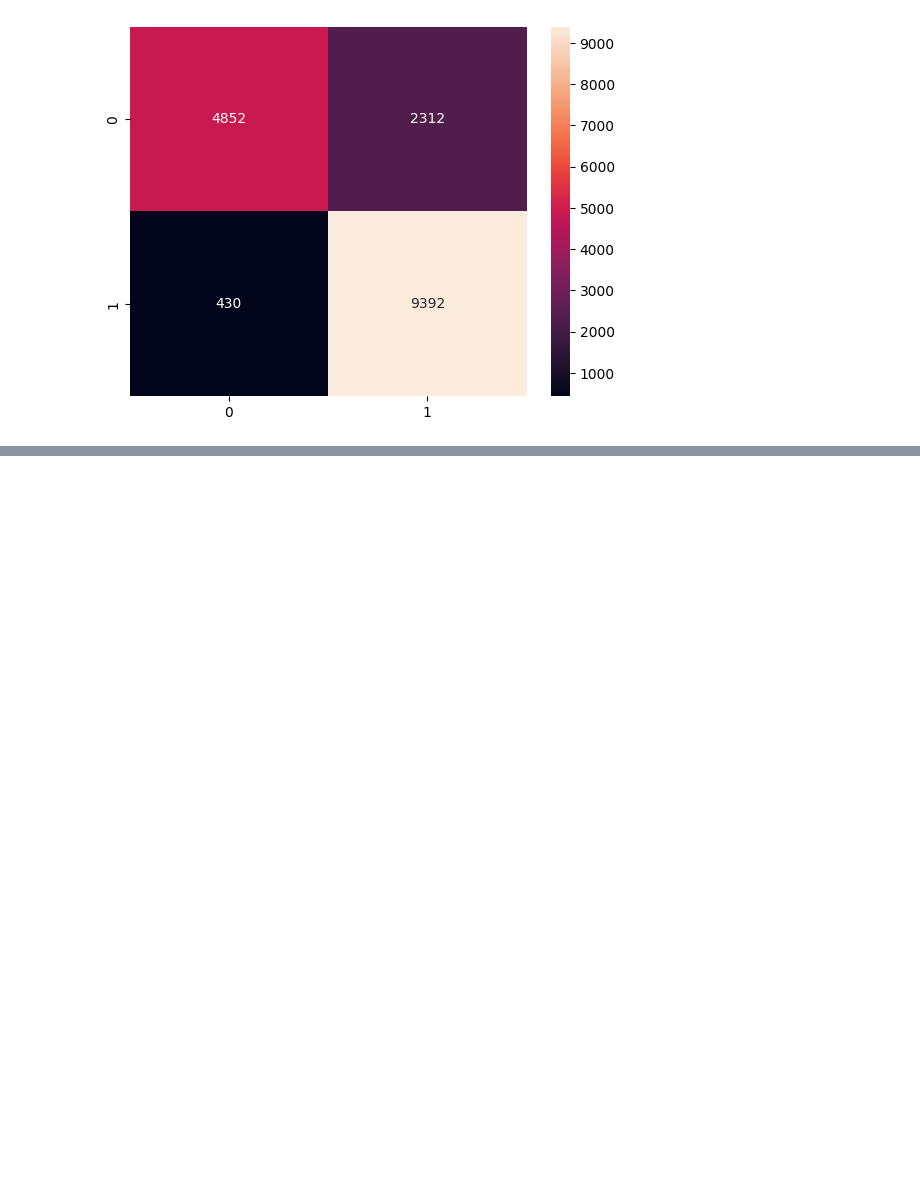
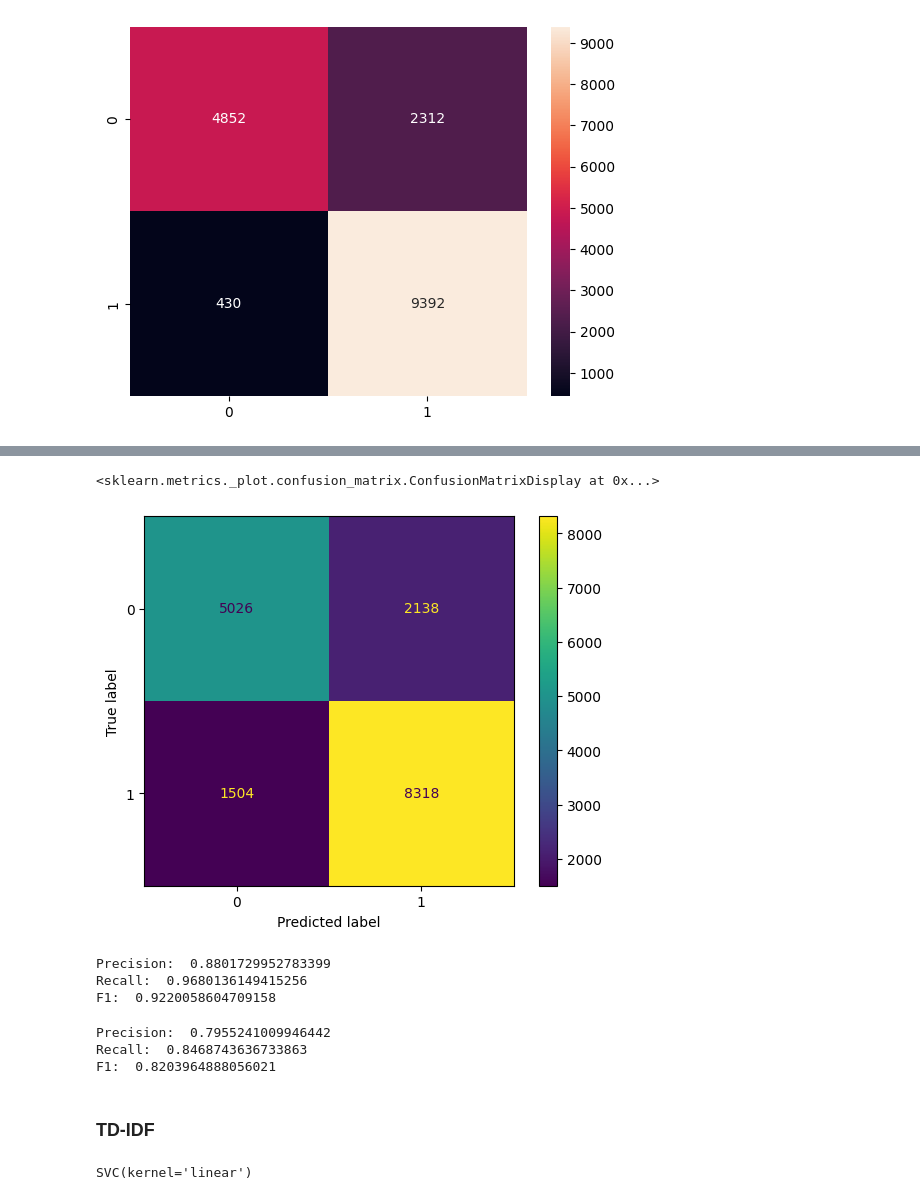
Before and after one commit to InteligenciaNegocios-G14/Proyecto1, a Jupyter notebook: Proyeto1.ipynb, the cells around one changed output, grey strips where cells are left out. Drawn from its saved outputs; the diff is of its cells as text; code cells hidden in the pictures; blank space fills up the shorter version.

```diff
--- a/Proyeto1.ipynb
+++ b/Proyeto1.ipynb
@@ -369,0 +384,38 @@ Fitting 5 folds for each of 25 candidates, totalling 125 fits
+# %%
+metrics.ConfusionMatrixDisplay.from_predictions(Y_test, y_test_bow_pred)
+# %% [output]
+<sklearn.metrics._plot.confusion_matrix.ConfusionMatrixDisplay at 0x...>
+[figure, added]
+# %%
+if len(bow_clf.classes_) == 2:
+    print('Precision: ', metrics.precision_score(Y_train, y_train_bow_pred, pos_label=1))
+    print('Recall: ', metrics.recall_score(Y_train, y_train_bow_pred, pos_label=1))
+    print('F1: ', metrics.f1_score(Y_train, y_train_bow_pred, pos_label=1))
+else:
+    print('Precision: ', metrics.precision_score(Y_train, y_train_bow_pred, average=None))
+    print('Recall: ', metrics.recall_score(Y_train, y_train_bow_pred, average=None))
+    print('F1: ', metrics.f1_score(Y_train, y_train_bow_pred, average=None))
+# %% [output]
+Precision:  0.8801729952783399
+Recall:  0.9680136149415256
+F1:  0.9220058604709158
+# %%
+if len(bow_clf.classes_) == 2:
+    print('Precision: ', metrics.precision_score(Y_test, y_test_bow_pred, pos_label=1))
+    print('Recall: ', metrics.recall_score(Y_test, y_test_bow_pred, pos_label=1))
+    print('F1: ', metrics.f1_score(Y_test, y_test_bow_pred, pos_label=1))
+else:
+    print('Precision: ', metrics.precision_score(Y_test, y_test_bow_pred, average=None))
+    print('Recall: ', metrics.recall_score(Y_test, y_test_bow_pred, pos_label=1))
+    print('F1: ', metrics.f1_score(Y_test, y_test_bow_pred, pos_label=1))
+# %% [output]
+Precision:  0.7955241009946442
+Recall:  0.8468743636733863
+F1:  0.8203964888056021
+# %% [markdown]
+### TD-IDF
+# %%
+tfidf_clf = svm.SVC(kernel='linear')
+tfidf_clf.fit(X_tfidf, Y_train)
+# %% [output]
+SVC(kernel='linear')
```
Also changed, not shown: parts of 12 cells of this notebook.
